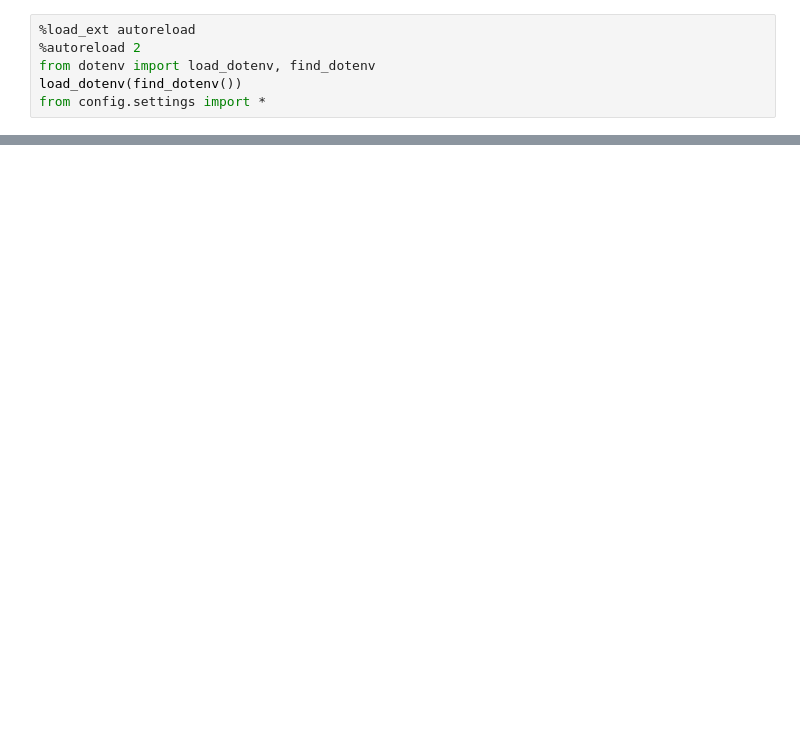
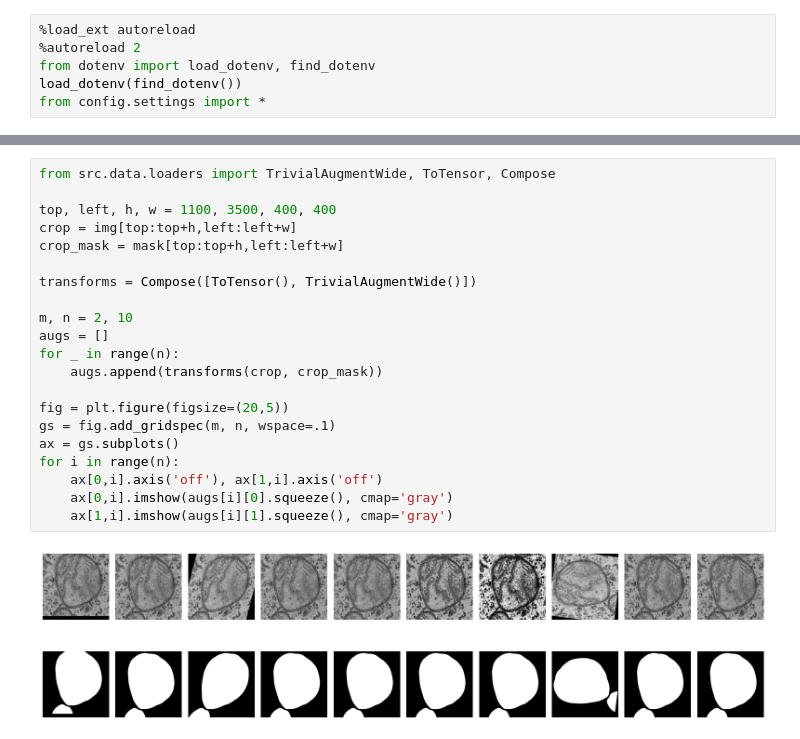
Before and after one commit to ogkristi/mitotem, a Jupyter notebook: notebooks/2-dataloader-test.ipynb, the cells around one changed output, grey strips where cells are left out. Drawn from its saved outputs; the diff is of its cells as text; blank space fills up the shorter version.

```diff
--- a/notebooks/2-dataloader-test.ipynb
+++ b/notebooks/2-dataloader-test.ipynb
@@ -20,0 +25,23 @@ plt.imshow(np.concatenate([img, 255*mask], axis=1), cmap='gray')
+# %%
+from src.data.loaders import TrivialAugmentWide, ToTensor, Compose
+
+top, left, h, w = 1100, 3500, 400, 400
+crop = img[top:top+h,left:left+w]
+crop_mask = mask[top:top+h,left:left+w]
+
+transforms = Compose([ToTensor(), TrivialAugmentWide()])
+
+m, n = 2, 10
+augs = []
+for _ in range(n):
+    augs.append(transforms(crop, crop_mask))
+
+fig = plt.figure(figsize=(20,5))
+gs = fig.add_gridspec(m, n, wspace=.1)
+ax = gs.subplots()
+for i in range(n):
+    ax[0,i].axis('off'), ax[1,i].axis('off')
+    ax[0,i].imshow(augs[i][0].squeeze(), cmap='gray')
+    ax[1,i].imshow(augs[i][1].squeeze(), cmap='gray')
+# %% [output]
+[figure, added]
```
Also changed, not shown: parts of 2 cells of this notebook, 7 other files.
